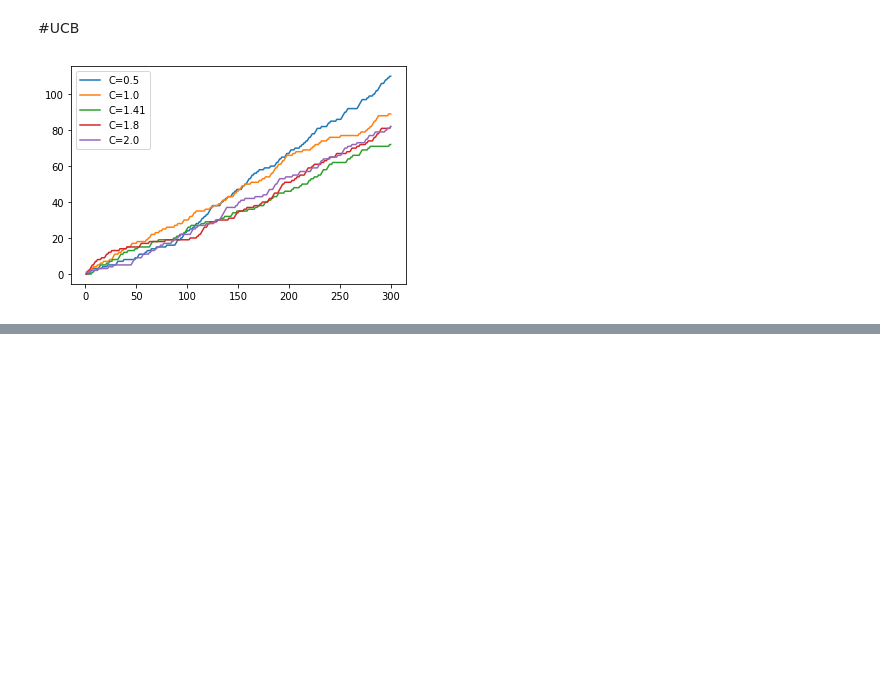
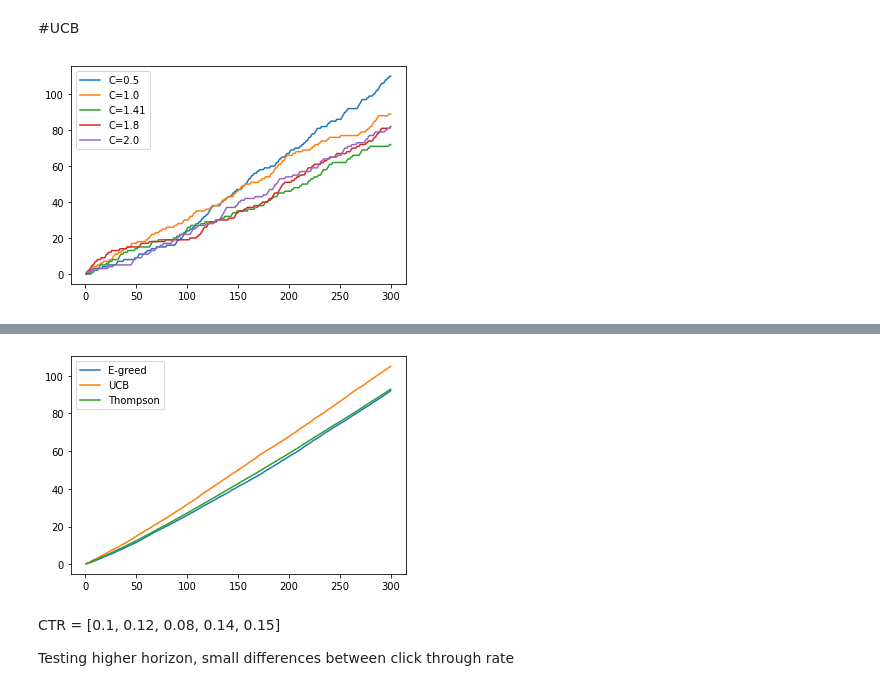
Before and after one commit to rbzkaf/Multi_Armed_Bandit_Algorithms, a Jupyter notebook: viz_algos.ipynb, the cells around one changed output, grey strips where cells are left out. Saved outputs shown, nothing was run; the diff lists cells and outputs as text; code cells hidden in the pictures; blank space fills up the shorter version.

```diff
--- a/viz_algos.ipynb
+++ b/viz_algos.ipynb
@@ -29,7 +47,7 @@ plt.show()
 # %% [markdown]
 Observation: High Epsilon performs well at the beginning but once they figure out best arm, lower epsilon exploits better
 # %%
-df = pd.read_csv("UCB_1_sim_1000_pulls")
+ucb_df = pd.read_csv("UCB_1_sim_1000_pulls")
 # %% [markdown]
 #UCB
 # %%
@@ -51,0 +86,38 @@ plt.show()
+# %%
+def compare(egreed_df,ucb_df,thom_df):
+  egreed_df = egreed_df.groupby("Pull_no")
+  egreed_df = egreed_df.mean()
+  egreed_df = egreed_df.reset_index()
+
+
+  ucb_df = ucb_df.groupby("Pull_no")
+  ucb_df = ucb_df.mean()
+  ucb_df = ucb_df.reset_index()
+
+  thom_df = thom_df.groupby("Pull_no")
+  thom_df = thom_df.mean()
+  thom_df = thom_df.reset_index()
+
+
+  plt.plot(egreed_df["Pull_no"], egreed_df["Cumul_Reward"], label="E-greed")
+  plt.plot(ucb_df["Pull_no"], ucb_df["Cumul_Reward"], label="UCB")
+  plt.plot(thom_df["Pull_no"], thom_df["Cumul_Reward"], label="Thompson")
+
+  plt.legend()
+  plt.show()
+# %%
+egreed_df = pd.read_csv("Epsilon_Greedy_100_sim_300_pulls")
+egreed_df = egreed_df[egreed_df["Epsilon"] == 0.1]
+
+ucb_df = pd.read_csv("UCB_100_sim_300_pulls")
+ucb_df = ucb_df[ucb_df["Confidence"] == 0.5]
+
+thom_df = pd.read_csv("Epsilon_Greedy_100_sim_300_pulls")
+# %%
+compare(egreed_df,ucb_df,thom_df)
+# %% [output]
+[figure, added]
+# %% [markdown]
+CTR = [0.1, 0.12, 0.08, 0.14, 0.15]
+
+Testing higher horizon, small differences between click through rate
```
Also changed, not shown: parts of 9 cells of this notebook.
